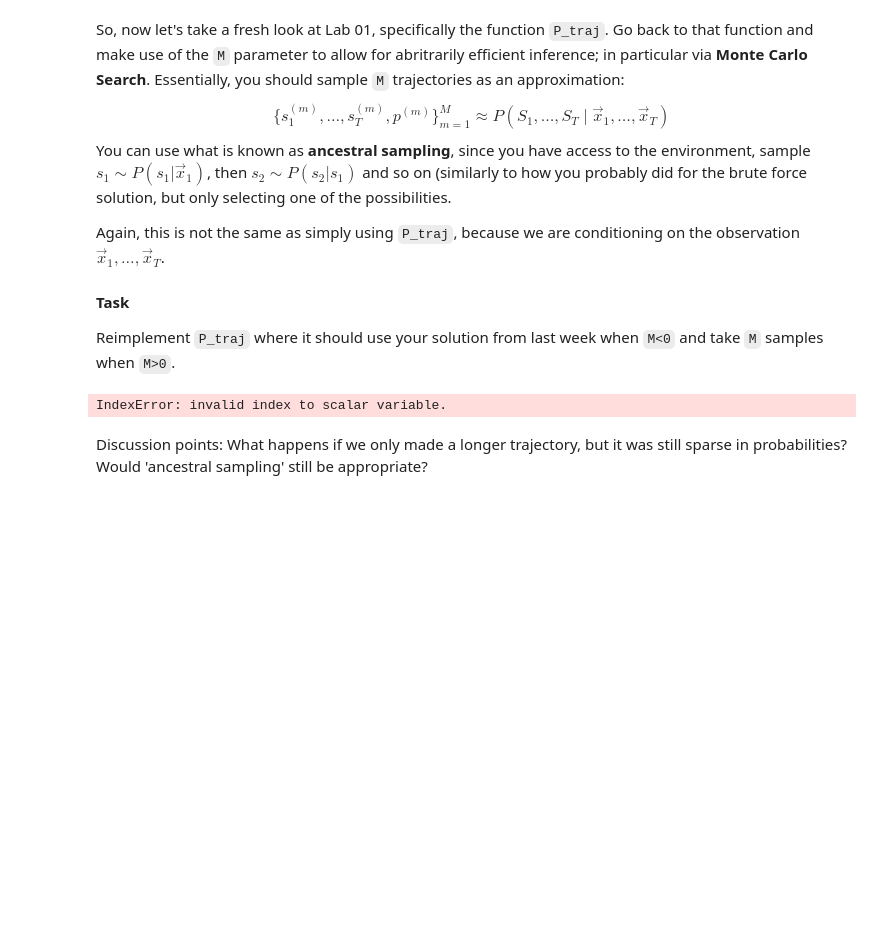
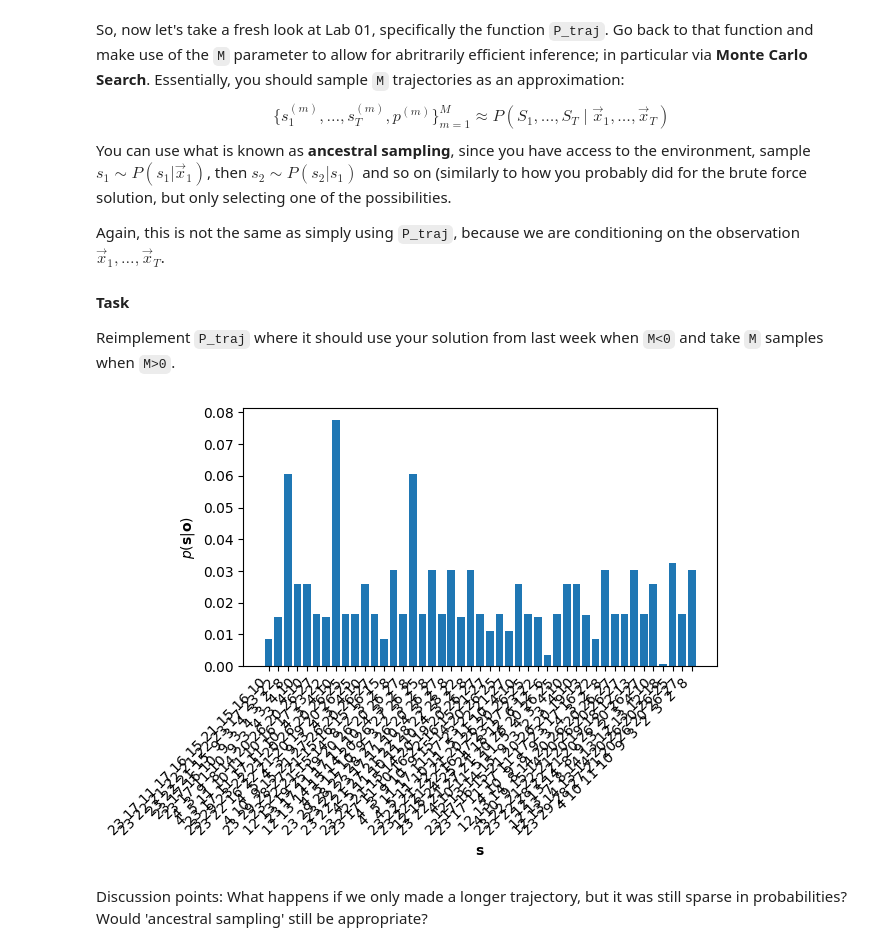
Before and after one commit to rafinhafpb/ML-Autonomous-Agents, a Jupyter notebook: TP2/Lab_02.ipynb, the cells around one changed output. Cells and saved outputs as stored; diff of their text form; code cells hidden in the pictures; blank space fills up the shorter version.

```diff
--- a/TP2/Lab_02.ipynb
+++ b/TP2/Lab_02.ipynb
@@ -50,25 +50,25 @@ from agent import Agent, gen_traj
 # %%
 # Generate a trajectory
 ooo, sss = gen_traj(env,10)
 
 # Instantiate your agent
 agent = Agent(env)
 
 # Use your new implementation, by specifying M>0
-P_joint = agent.P_traj(ooo, M=20)
+P_joint = agent.P_traj(ooo, M=50)
 
 # Create fig
 plt.figure()
 plt.bar(list(P_joint.keys()), list(P_joint.values()))
 plt.xlabel(r"$\mathbf{s}$")
 plt.ylabel(r"$p(\mathbf{s}|\mathbf{o})$")
 plt.xticks(rotation=45, ha='right')
 
 # Show the plot
 plt.tight_layout()
 plt.show()
 # %% [output]
-IndexError: invalid index to scalar variable.
+[figure, added]
 # %% [markdown]
 Discussion points: What happens if we only made a longer trajectory, but it was still sparse in probabilities? Would 'ancestral sampling' still be appropriate?
 # %%
```
Also changed, not shown: parts of 6 cells of this notebook, 2 other files.
